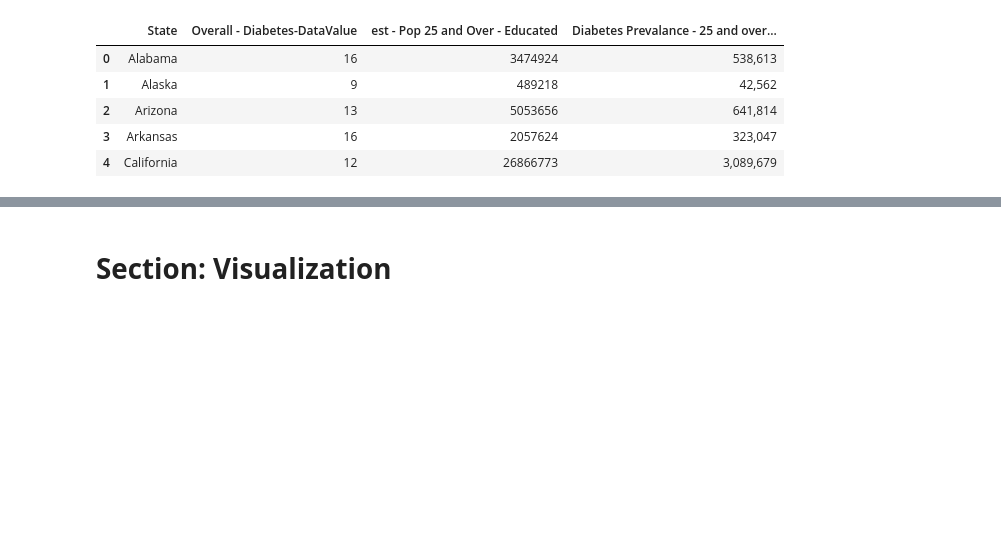
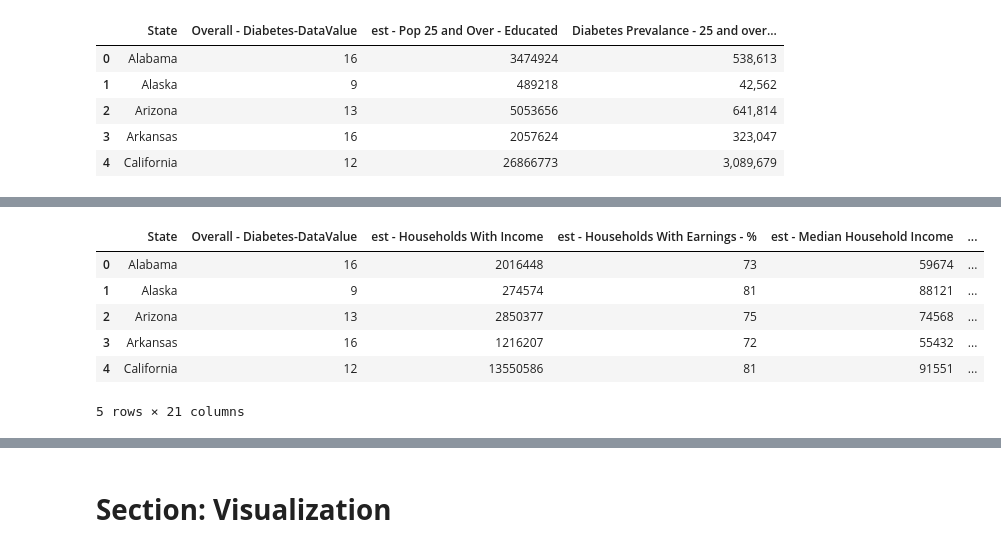
Before and after one commit to duhoang920/siads_593_milestone_1, a Jupyter notebook: main.ipynb, the cells around one changed output, grey strips where cells are left out. Drawn from its saved outputs; the diff is of its cells as text; code cells hidden in the pictures; blank space fills up the shorter version.

Commit message:
Final Push
Final Push of main, visual2, data_wrangle. data_loader has not been changed.

```diff
--- a/main.ipynb
+++ b/main.ipynb
@@ -375,6 +371,15 @@ display(diabete_vs_commute.head())
 # %%
 # Diabetes vs Income
 diabete_vs_income = diabete_v_income(diabete_met_all)
+display(diabete_vs_income.head())
+# %% [output]
+|  | State | Overall - Diabetes-DataValue | est - Households With Income | est - Households With Earnings - % | est - Median Household Income | ... |
+| 0 | Alabama | 16 | 2016448 | 73 | 59674 | ... |
+| 1 | Alaska | 9 | 274574 | 81 | 88121 | ... |
+| 2 | Arizona | 13 | 2850377 | 75 | 74568 | ... |
+| 3 | Arkansas | 16 | 1216207 | 72 | 55432 | ... |
+| 4 | California | 12 | 13550586 | 81 | 91551 | ... |
+5 rows × 21 columns
 # %%
 # Diabetes vs Health
 diabete_vs_health_insurance = diabete_v_health_insurance(diabete_met_all)
```
Also changed, not shown: parts of 27 cells of this notebook, 2 other files.
